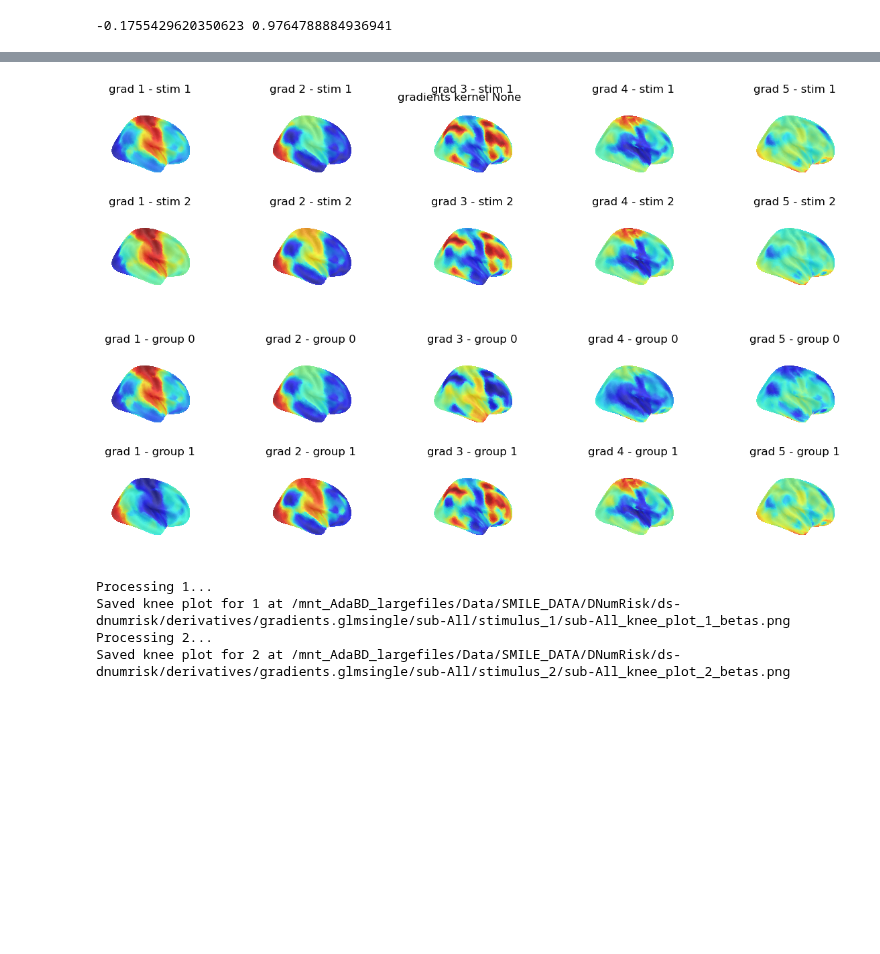
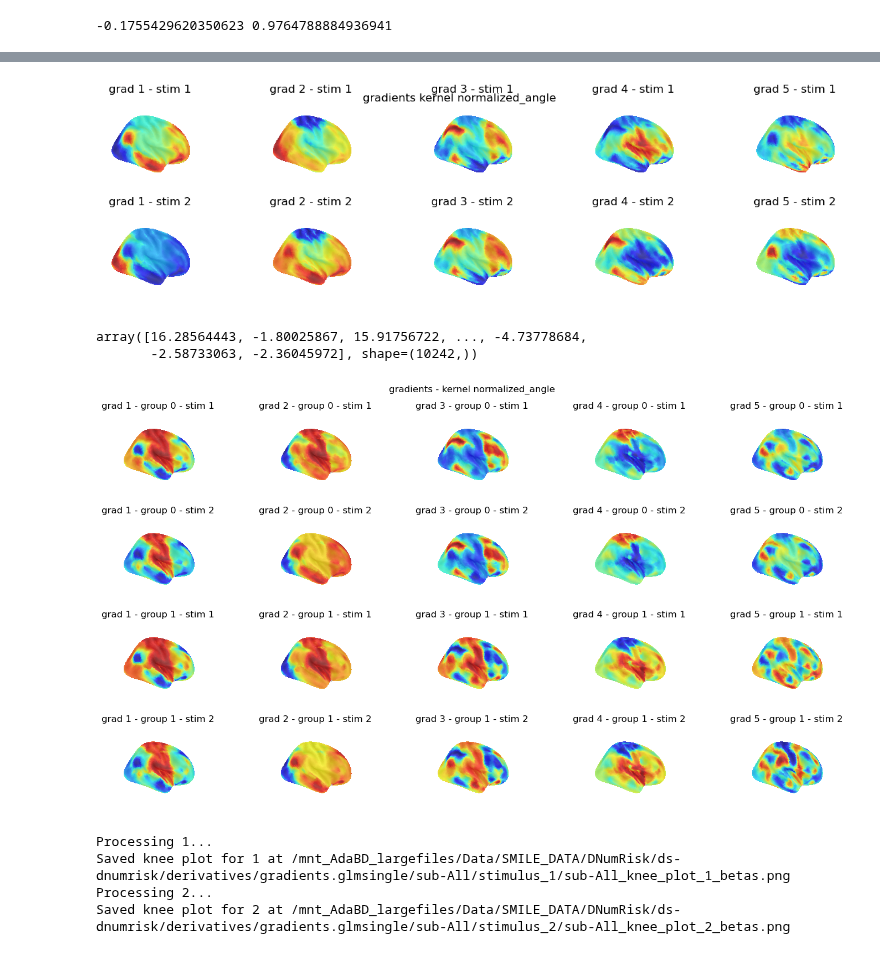
Before and after one commit to mrenke/parietal_patterns, a Jupyter notebook: sophie/average_gradient_glmsingle.ipynb, the cells around one changed output, grey strips where cells are left out. Saved outputs shown, nothing was run; the diff lists cells and outputs as text; code cells hidden in the pictures; blank space fills up the shorter version.

```diff
--- a/sophie/average_gradient_glmsingle.ipynb
+++ b/sophie/average_gradient_glmsingle.ipynb
@@ -347,10 +406,12 @@ figure, axes = plt.subplots(nrows=2, ncols=n_comp,figsize = (15,4), subplot_kw=d
 for j, stim in enumerate(stimuli):
     for i in range(0,n_comp):
         gm = np.split(grad[stim][i],2) # for i, hemi in enumerate([‘L’, ‘R’]): --> left first
+
         gm_r = gm[1]
+
         nplt.plot_surf(surf_mesh= fsaverage.infl_right, surf_map= gm_r, # infl_right # pial_right
                     view= side_view,cmap=cmap, colorbar=False,  # sub-{sub}, title=f’grad {i+1}‘,
                     bg_map=fsaverage.sulc_right, bg_on_data=True,darkness=0.7 ,axes=axes[j, i]) #
         axes[j, i].set(title=f'grad {i+1} stim {stim}')
-    figure.suptitle(f'{spec} kernel {kernel}', y=0.9)
+    figure.suptitle(f'{spec} kernel {kernel}')
 # %% [output]
@@ -362,5 +499,5 @@ stim
 # %%
-# code to flip grad 1 for stim_1
+# code to flip things if needed
 
 import nilearn.plotting as nplt
 import matplotlib.pyplot as plt
@@ -377,8 +514,10 @@ figure, axes = plt.subplots(nrows=2, ncols=n_comp, figsize=(15, 4), subplot_kw=d
 for j, stim in enumerate(stimuli):
     for i in range(0, n_comp):
         # Flip grad 1 values if i == 0
-        if stim == '2':
-            grad_to_plot = -grad[stim][i] if i == 0 else grad[stim][i]
+        if stim == '1': #  or stim == '2'
+            grad_to_plot = -grad[stim][i] if i == 0 or i ==1 else grad[stim][i] #or i == 1
+        elif stim == '2':
+            grad_to_plot = -grad[stim][i] if i ==1 else grad[stim][i]
         else:
             grad_to_plot = grad[stim][i]
 
@@ -399,48 +538,66 @@ for j, stim in enumerate(stimuli):
 
 plt.show()
 # %% [output]
-[figure, old version]
+[figure, new version]
 # %%
 bids_folder_matrices = '/mnt_AdaBD_largefiles/Data/SMILE_DATA/DNumRisk/ds-dnumrisk'
 
 specification = '' # align_spec = '_align-procrustes'
 
 sub = 'All'
-stim = 'both'
+stimuli = ['1', '2']
 groups = ['0', '1']
-spec = 'gradients'  #g-aligned
-grad = {'0': [],
-        '1': []}
+spec = 'gradients'  # g-aligned
+kernel = 'normalized_angle' # None
+grad = {'0': {'1': [], '2': []},
+        '1': {'1': [], '2': []}}
 
 for group in groups:
-    target_dir = op.join(bids_folder_matrices, 'derivatives', 'gradients.glmsingle', f'sub-{sub}', f'stimulus_{stim}')
-
-    grad[group] = np.load(op.join(target_dir,f'sub-{sub}_{spec}_space-fsaverag5_n10{specification}_stimulus_{stim}_group-{group}_betas.npy'))
+        for stim in stimuli:
+                target_dir = op.join(bids_folder_matrices, 'derivatives', 'gradients.glmsingle', f'sub-{sub}', f'stimulus_{stim}')
+                grad[group][stim] = np.load(op.join(target_dir,f'sub-{sub}_{spec}_space-fsaverag5_n10{specification}_stimulus-{stim}_betas_kernel-{kernel}_group-{group}.npy'))
+# %%
+-gm[1]
+# %% [output]
+array([16.28564443, -1.80025867, 15.91756722, ..., -4.73778684,
+       -2.58733063, -2.36045972], shape=(10242,))
 # %%
 # plotting gradients
 
 import nilearn.plotting as nplt
 import matplotlib.pyplot as plt
 from  nilearn.datasets import fetch_surf_fsaverage
 fsaverage = fetch_surf_fsaverage() # default 5
 
 side_view = 'medial'
 cmap = 'jet'
 n_comp = 5
 
-figure, axes = plt.subplots(nrows=2, ncols=n_comp,figsize = (15,4), subplot_kw=dict(projection='3d'))
+figure, axes = plt.subplots(nrows=4, ncols=n_comp,figsize = (15,8), subplot_kw=dict(projection='3d'))
 
+row = 0
 for j, group in enumerate(groups):
-    for i in range(0,n_comp):
-        gm = np.split(grad[group][i],2) # for i, hemi in enumerate([‘L’, ‘R’]): --> left first
-        gm_r = gm[1]
-        nplt.plot_surf(surf_mesh= fsaverage.infl_right, surf_map= gm_r, # infl_right # pial_right
-                    view= side_view,cmap=cmap, colorbar=False,  # sub-{sub}, title=f’grad {i+1}‘,
-                    bg_map=fsaverage.sulc_right, bg_on_data=True,darkness=0.7 ,axes=axes[j, i]) #
-        axes[j, i].set(title=f'grad {i+1} - group {group}')
-    #figure.suptitle(f'group {group} - {spec}', y=0.9)
+    for m, stim in enumerate(stimuli):
+        for i in range(0,n_comp):
+            gm = np.split(grad[group][stim][i],2) # for i, hemi in enumerate([‘L’, ‘R’]): --> left first
+
+            if i == 0 and stim == '1' and group == '0' or group == '1' or i == 1 : #  ' and i == 0 # and stim == '2' and group == '0'
+                gm_r = -gm[1]
+            else:
+                gm_r = gm[1]
+
+            #gm_r = gm[1]
+
+            nplt.plot_surf(surf_mesh= fsaverage.infl_right, surf_map= gm_r, # infl_right # pial_right
+                        view= side_view,cmap=cmap, colorbar=False,  # sub-{sub}, title=f’grad {i+1}‘,
+                        bg_map=fsaverage.sulc_right, bg_on_data=True,darkness=0.7 ,axes=axes[row, i]) #
+            axes[row, i].set(title=f'grad {i+1} - group {group} - stim {stim}')
+        row += 1
+        figure.suptitle(f'{spec} - kernel {kernel}') #, y(0.9)
+plt.tight_layout()
+plt.show()
 # %% [output]
-[figure, old version]
+[figure, new version]
 # %%
 # plot lambdas
 
```
Also changed, not shown: parts of 31 cells of this notebook, 3 other files.
